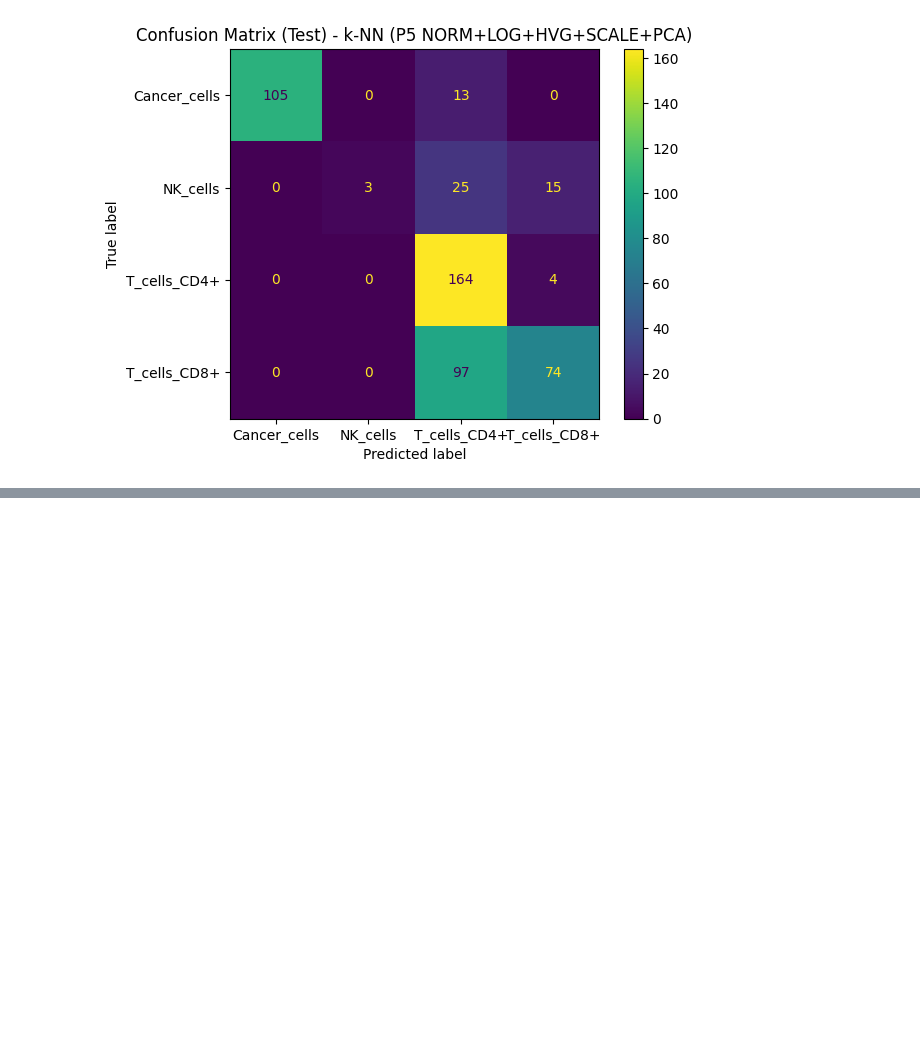
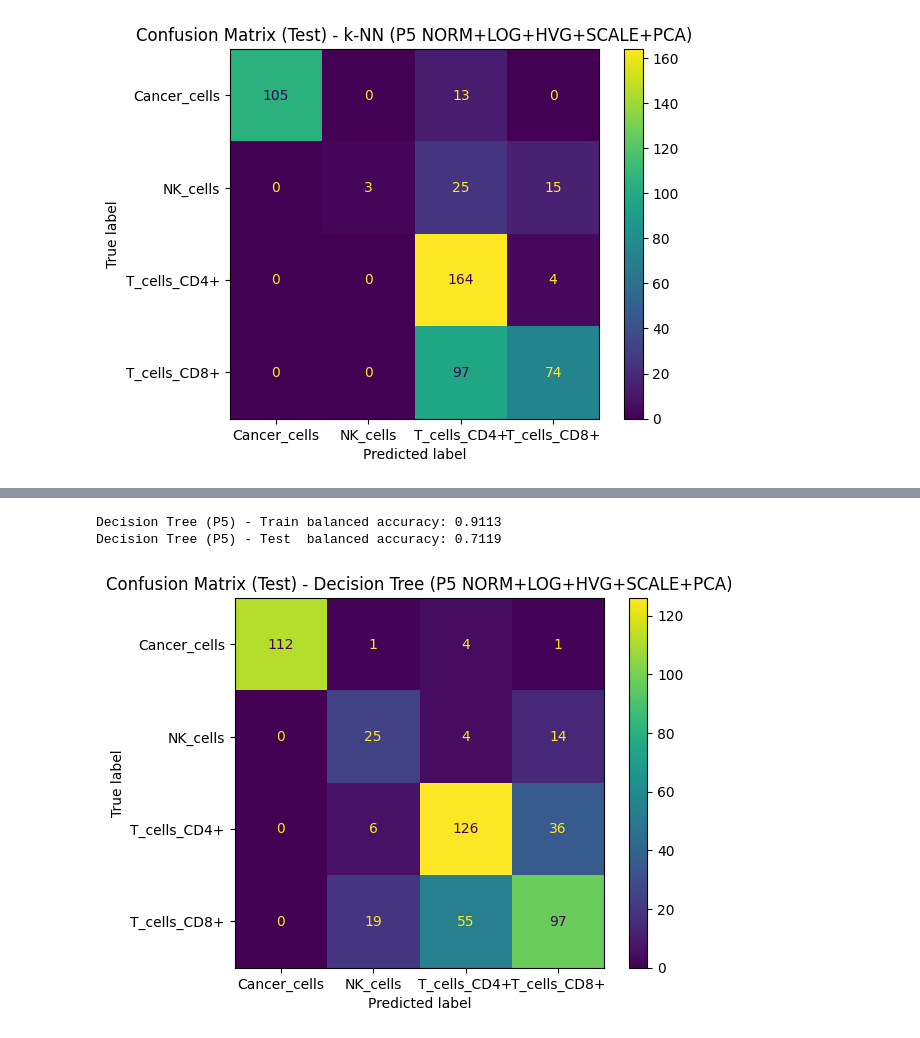
Before and after one commit to DataCampDS/scmark-classification-data-shinobi, a Jupyter notebook: model_training_before_submission.ipynb, the cells around one changed output, grey strips where cells are left out. Saved outputs shown, nothing was run; the diff lists cells and outputs as text; code cells hidden in the pictures; blank space fills up the shorter version.

```diff
--- a/model_training_before_submission.ipynb
+++ b/model_training_before_submission.ipynb
@@ -1201,0 +1359,47 @@ k-NN (P5) - Test  balanced accuracy: 0.5921
+# %%
+X_train_base = preprocess_log1p(preprocess_normalize_sum(X_train))
+X_test_base  = preprocess_log1p(preprocess_normalize_sum(X_test))
+
+top_k = 3000
+gene_idx = fit_hvg_variance(X_train_base, top_k=top_k)
+
+X_train_hvg = transform_gene_filter(X_train_base, gene_idx)
+X_test_hvg  = transform_gene_filter(X_test_base, gene_idx)
+
+mean, std = fit_standard_scaler(X_train_hvg)
+X_train_scaled = transform_standard_scaler(X_train_hvg, mean, std)
+X_test_scaled  = transform_standard_scaler(X_test_hvg, mean, std)
+
+n_components = 500
+pca = fit_pca(X_train_scaled, n_components=n_components)
+X_train_5 = transform_pca(X_train_scaled, pca)
+X_test_5  = transform_pca(X_test_scaled, pca)
+
+pipe_dt_p5 = Pipeline(
+    [
+        ("DecisionTree", DecisionTreeClassifier(
+            max_depth=10,
+            min_samples_leaf=5,
+            min_samples_split=2,
+            class_weight="balanced",
+            random_state=42
+        )),
+    ]
+)
+
+pipe_dt_p5.fit(X_train_5, y_train)
+y_train_pred = pipe_dt_p5.predict(X_train_5)
+y_test_pred  = pipe_dt_p5.predict(X_test_5)
+
+print("Decision Tree (P5) - Train balanced accuracy:", round(balanced_accuracy_score(y_train, y_train_pred), 4))
+print("Decision Tree (P5) - Test  balanced accuracy:", round(balanced_accuracy_score(y_test, y_test_pred), 4))
+
+cm = confusion_matrix(y_test, y_test_pred, labels=pipe_dt_p5.classes_)
+disp = ConfusionMatrixDisplay(confusion_matrix=cm, display_labels=pipe_dt_p5.classes_)
+disp.plot()
+plt.title("Confusion Matrix (Test) - Decision Tree (P5 NORM+LOG+HVG+SCALE+PCA)")
+plt.show()
+# %% [output]
+Decision Tree (P5) - Train balanced accuracy: 0.9113
+Decision Tree (P5) - Test  balanced accuracy: 0.7119
+[figure, added]
```
Also changed, not shown: parts of 37 cells of this notebook, 5 other files.
